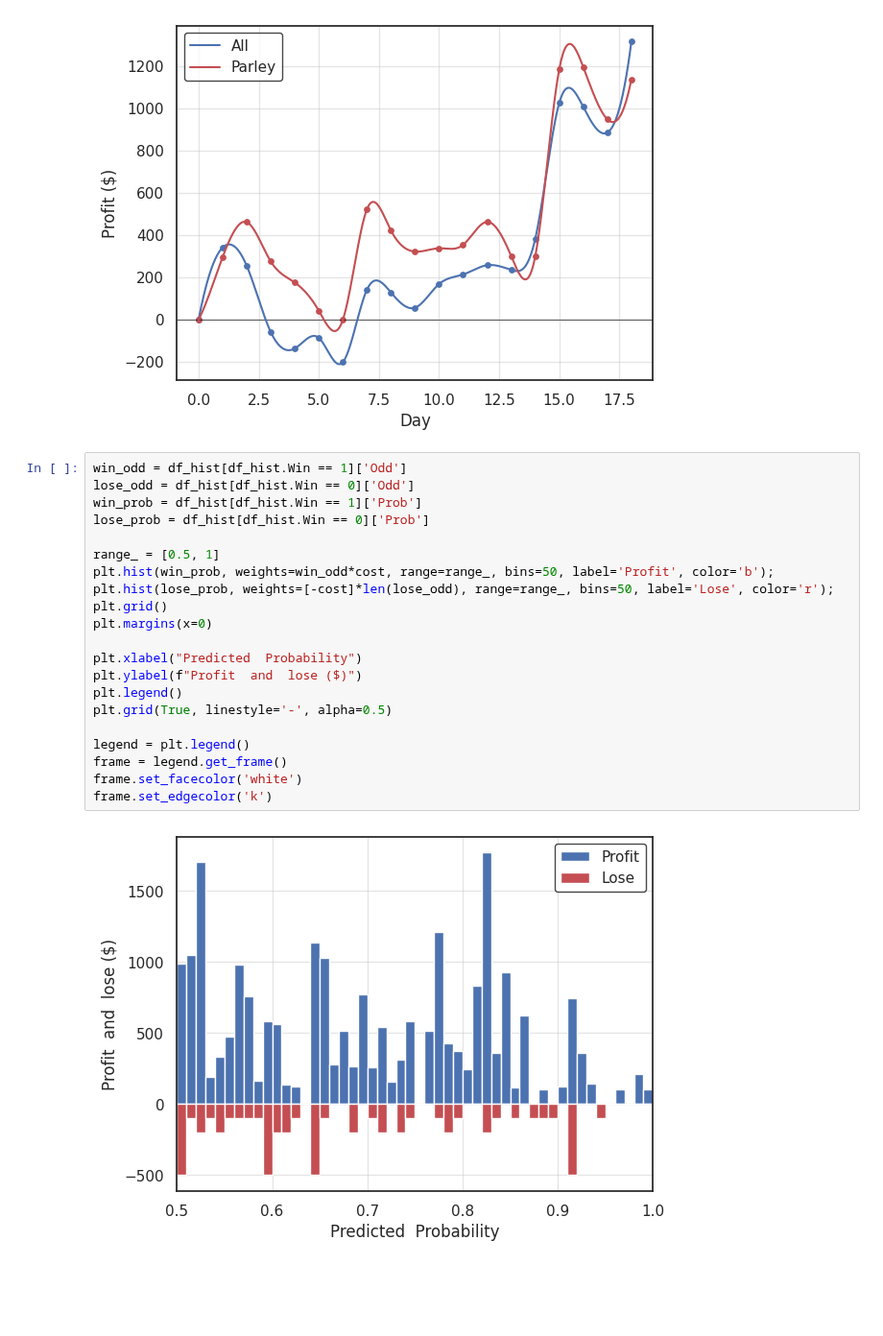
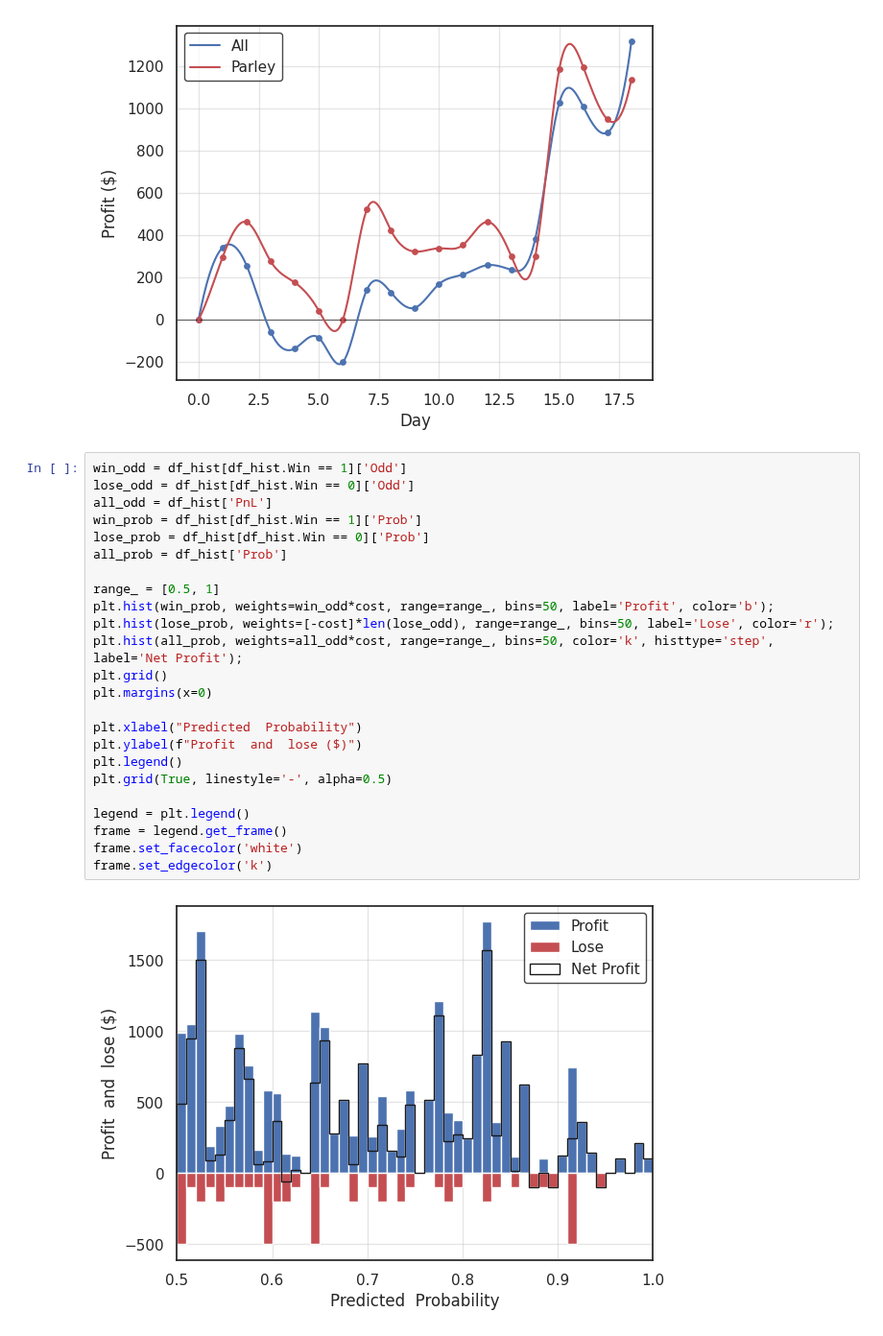
Before and after one commit to ansonkwokth/TableTennisPrediction, a Jupyter notebook: evaluation.ipynb, the cells around one changed output. Shown at 96% size. Drawn from its saved outputs; the diff is of its cells as text; blank space fills up the shorter version.

```diff
--- a/evaluation.ipynb
+++ b/evaluation.ipynb
@@ -208,23 +208,26 @@ frame.set_edgecolor('k')
 # %%
 win_odd = df_hist[df_hist.Win == 1]['Odd']
 lose_odd = df_hist[df_hist.Win == 0]['Odd']
+all_odd = df_hist['PnL']
 win_prob = df_hist[df_hist.Win == 1]['Prob']
 lose_prob = df_hist[df_hist.Win == 0]['Prob']
+all_prob = df_hist['Prob']
 
 range_ = [0.5, 1]
 plt.hist(win_prob, weights=win_odd*cost, range=range_, bins=50, label='Profit', color='b');
 plt.hist(lose_prob, weights=[-cost]*len(lose_odd), range=range_, bins=50, label='Lose', color='r');
+plt.hist(all_prob, weights=all_odd*cost, range=range_, bins=50, color='k', histtype='step', label='Net Profit');
 plt.grid()
 plt.margins(x=0)
 
 plt.xlabel("Predicted  Probability")
 plt.ylabel(f"Profit  and  lose ($)")
 plt.legend()
 plt.grid(True, linestyle='-', alpha=0.5)
 
 legend = plt.legend()
 frame = legend.get_frame()
 frame.set_facecolor('white')
 frame.set_edgecolor('k')
 # %% [output]
-[figure, old version]
+[figure, new version]
```
Also changed, not shown: parts of 1 cell of this notebook.
